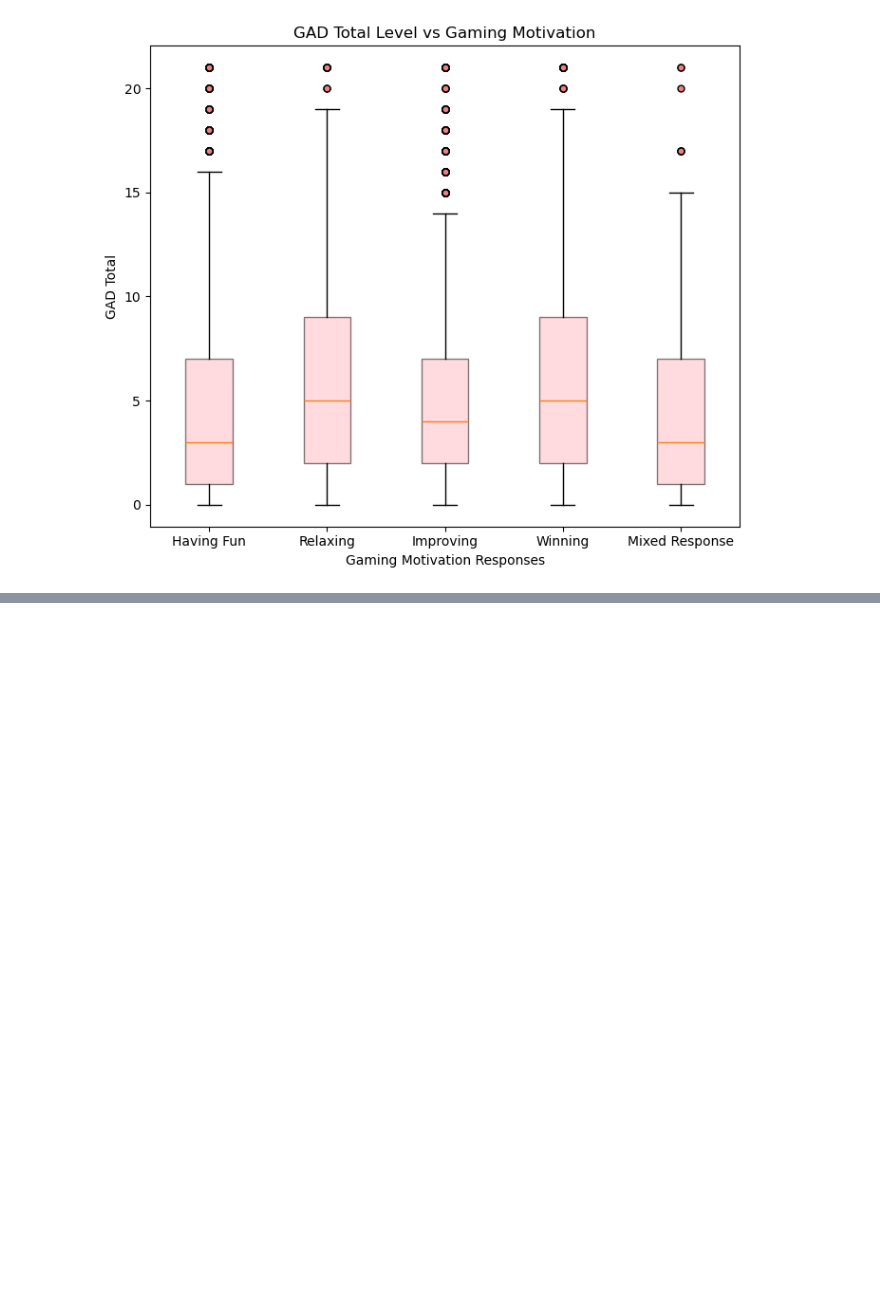
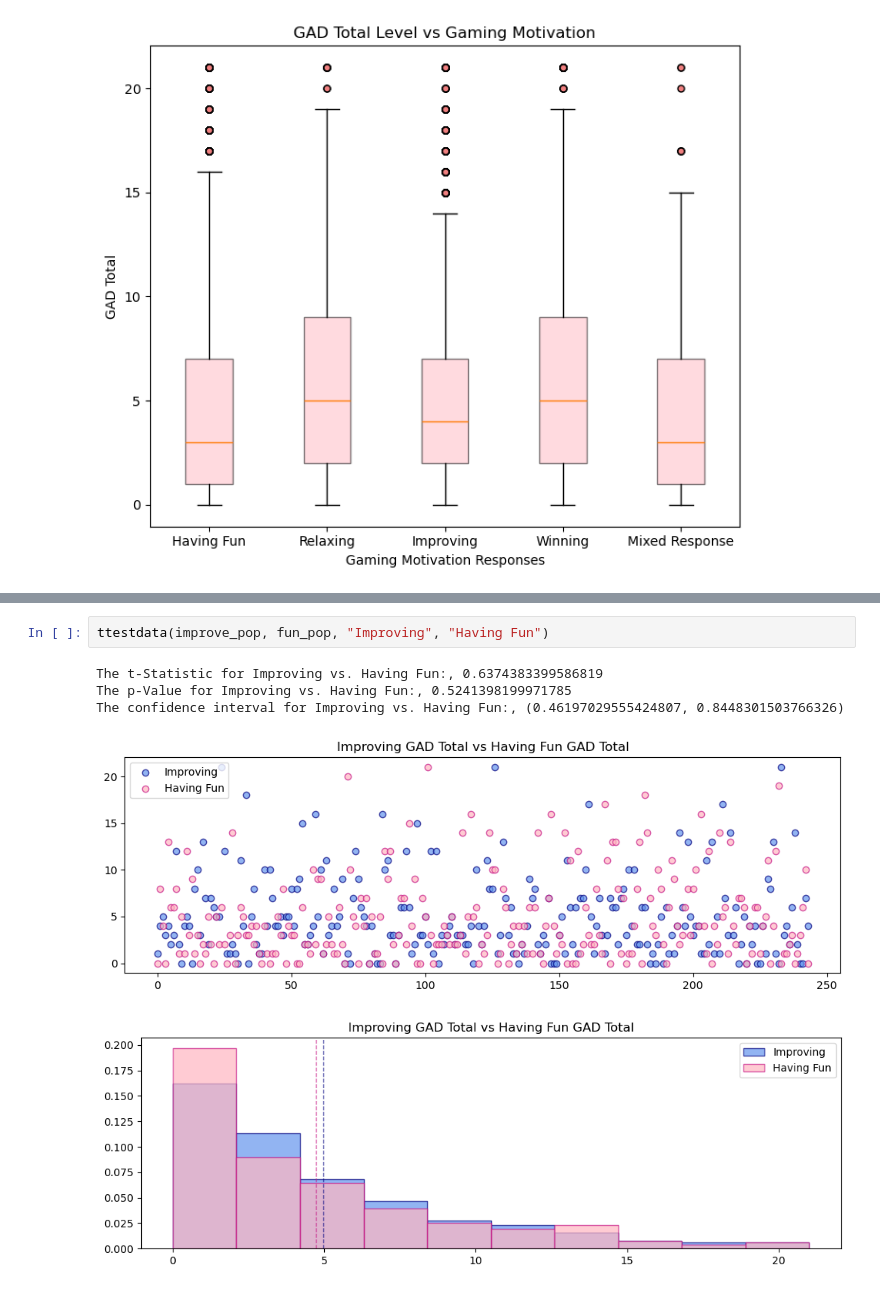
Before and after one commit to ComfyKoala/Project_1_Group_1, a Jupyter notebook: ashleys_analysis/ashleys_analysis.ipynb, the cells around one changed output, grey strips where cells are left out. Drawn from its saved outputs; the diff is of its cells as text; blank space fills up the shorter version.

```diff
--- a/ashleys_analysis/ashleys_analysis.ipynb
+++ b/ashleys_analysis/ashleys_analysis.ipynb
@@ -572,0 +596,8 @@ P-Value for Having Fun vs. Winning:, 0.007481657121554043
+# %%
+ttestdata(improve_pop, fun_pop, "Improving", "Having Fun")
+# %% [output]
+The t-Statistic for Improving vs. Having Fun:, 0.6374383399586819
+The p-Value for Improving vs. Having Fun:, 0.5241398199971785
+The confidence interval for Improving vs. Having Fun:, (0.46197029555424807, 0.8448301503766326)
+[figure, added]
+[figure, added]
```
Also changed, not shown: parts of 4 cells of this notebook.
